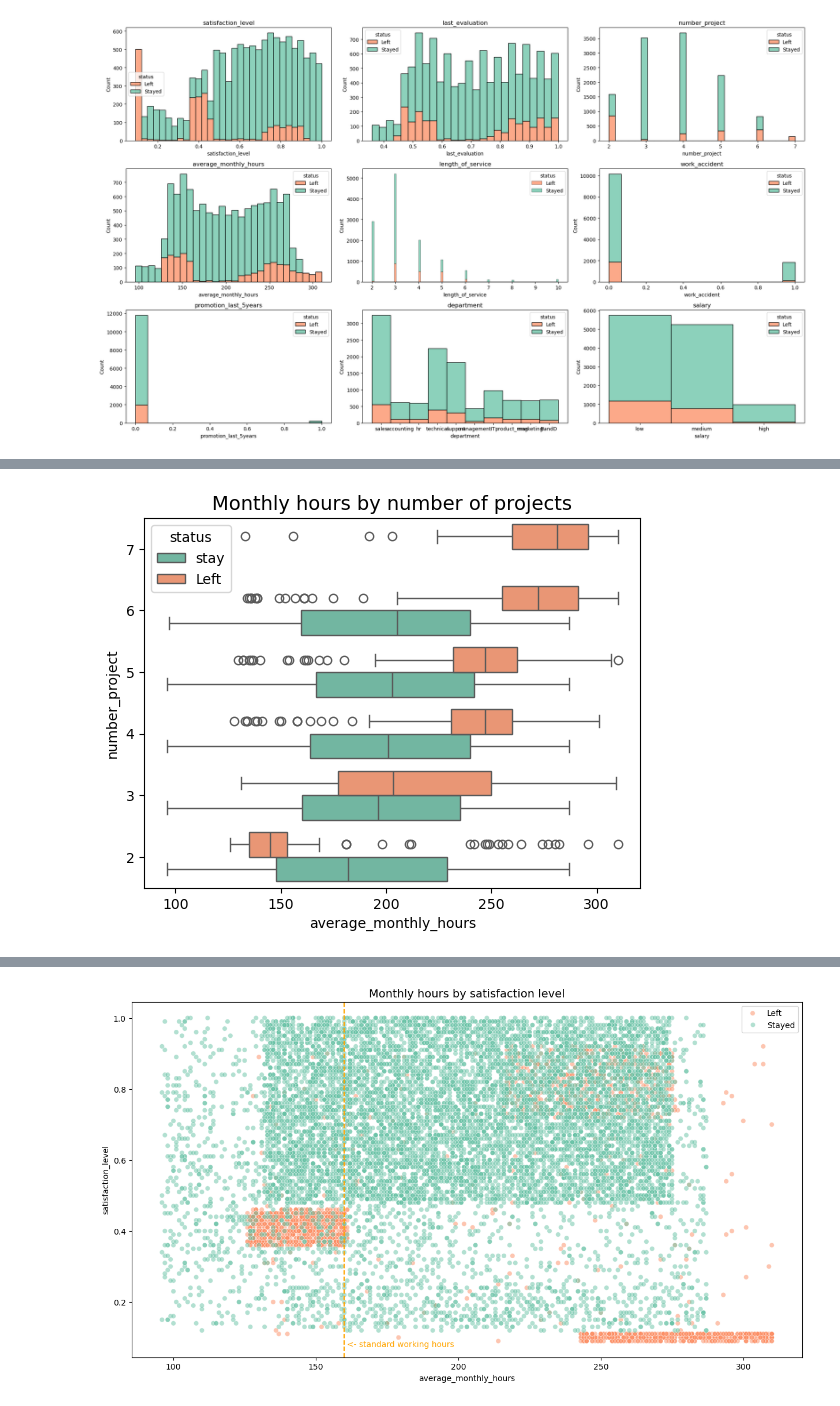
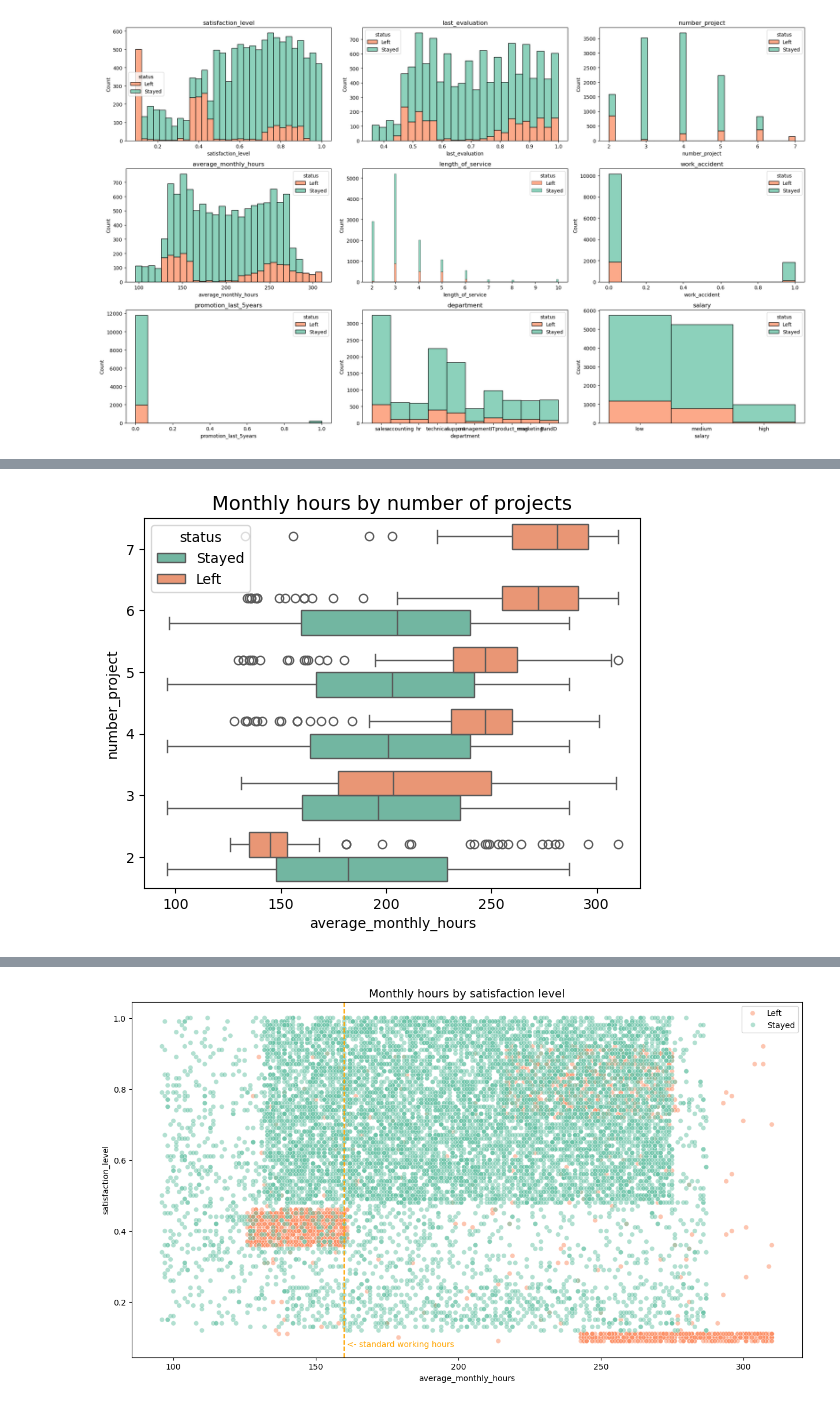
Before and after one commit to Risa10000/Portfolio, a Jupyter notebook: Prediction_of_turnover.ipynb, the cells around one changed output, grey strips where cells are left out. Cells and saved outputs as stored; diff of their text form; code cells hidden in the pictures.

```diff
--- a/Prediction_of_turnover.ipynb
+++ b/Prediction_of_turnover.ipynb
@@ -273,15 +259,15 @@ plt.title('Turnover rate of Departments', fontsize='14');
 # %%
 # number_project and average_monthly_hours
-# -> Many projects leads long working hours and leaving
+# -> Many projects leads long working hours and leaving. Another left group is very low working hours.
 ax = sns.boxplot(data=df, x='average_monthly_hours', y='number_project', hue='left', orient="h",palette=palette_code)
 ax.invert_yaxis() # invert the y axis
 plt.title('Monthly hours by number of projects', fontsize='14');
 handles, _ = ax.get_legend_handles_labels()
-custom_labels = ['stay', 'Left']
+custom_labels = ['Stayed', 'Left']
 plt.legend(handles=handles, labels=custom_labels, title='status')
 plt.show()
 # %% [output]
-[figure, old version]
+[figure, new version]
 # %%
 # correlation with each column
 # convert to category
```
Also changed, not shown: parts of 74 cells of this notebook, 10 other files.
